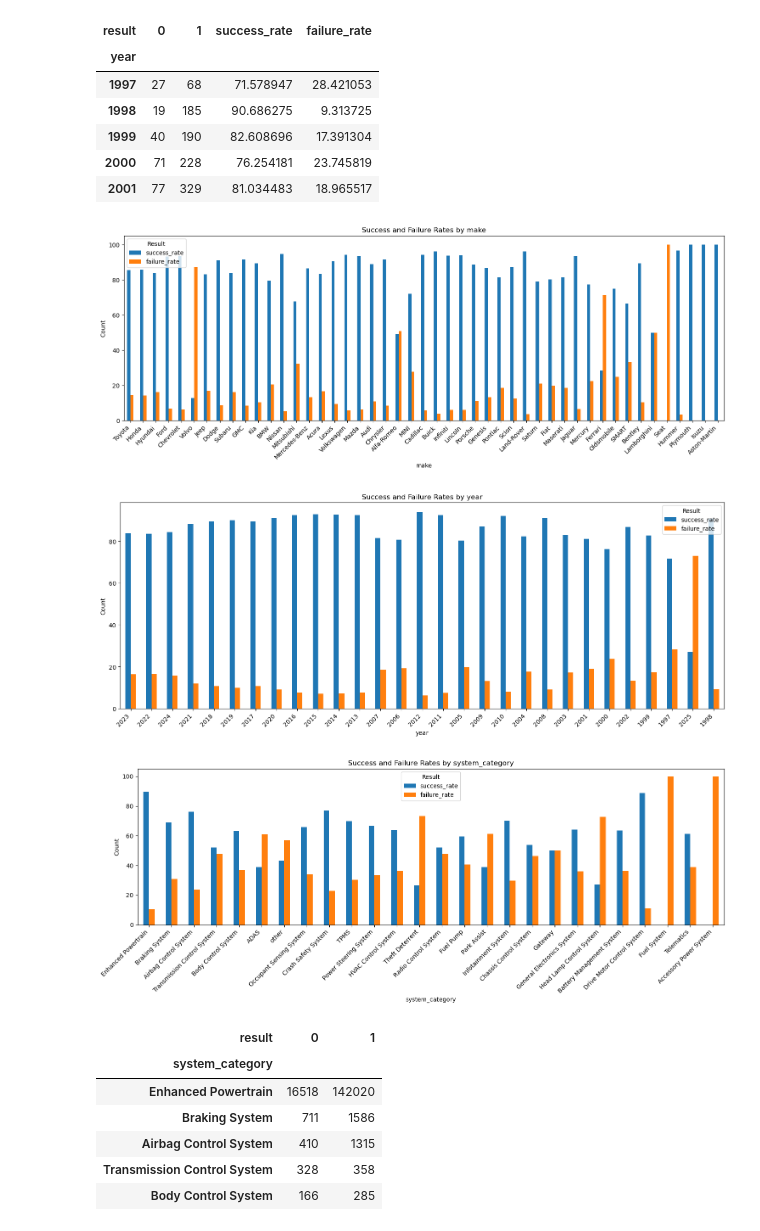
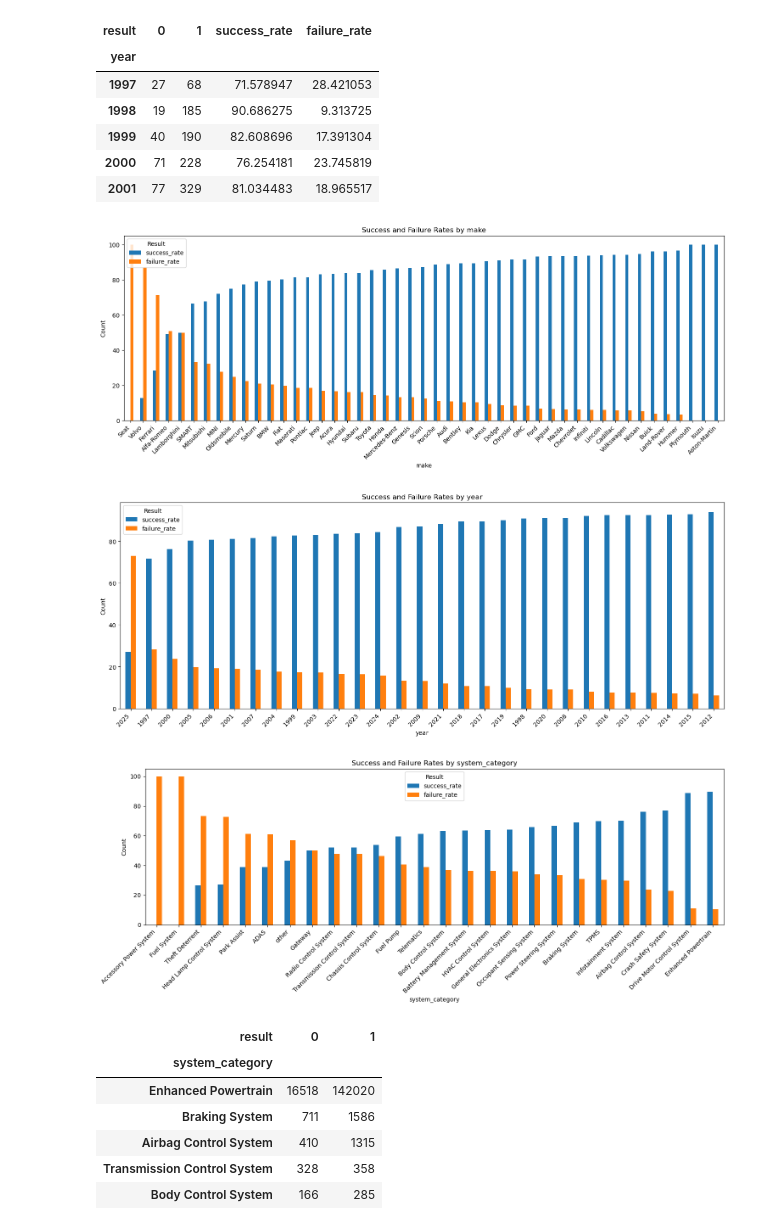
Before and after one commit to mnazers734/pcmlai_capstone, a Jupyter notebook: Notebooks/diag_usage_eda.ipynb, the cells around one changed output. Cells and saved outputs as stored; diff of their text form; code cells hidden in the pictures.

```diff
--- a/Notebooks/diag_usage_eda.ipynb
+++ b/Notebooks/diag_usage_eda.ipynb
@@ -946,22 +951,23 @@ years_df.head()
 # %%
 veh_attributes = ['make', 'year', 'system_category']
 for attribute in veh_attributes:
     grouped_data = vci_connections_df.groupby([attribute, 'result']).size().unstack(fill_value=0).sort_values(by=0, ascending=False)
     grouped_data['success_rate'] = grouped_data[1] / (grouped_data[1] + grouped_data[0]) * 100
     grouped_data['failure_rate'] = grouped_data[0] / (grouped_data[1] + grouped_data[0]) * 100
     grouped_data = grouped_data[['success_rate', 'failure_rate']]
+    grouped_data = grouped_data.sort_values(by='failure_rate', ascending=False)
     grouped_data.plot(kind='bar', stacked=False, figsize=(15, 6))
     plt.title(f'Success and Failure Rates by {attribute}')
     plt.xlabel(attribute)
     plt.ylabel('Count')
     plt.xticks(rotation=45, ha='right')
     plt.legend(title='Result')
     plt.tight_layout()
     plt.show()
 # %% [output]
-[figure, old version]
+[figure, new version]
-[figure, old version]
+[figure, new version]
-[figure, old version]
+[figure, new version]
 # %%
 systems_df = vci_connections_df.groupby(['system_category', 'result']).size().unstack(fill_value=0).sort_values(by=0, ascending=False)
 systems_df.head()
```
Also changed, not shown: parts of 12 cells of this notebook, 10 other files.
